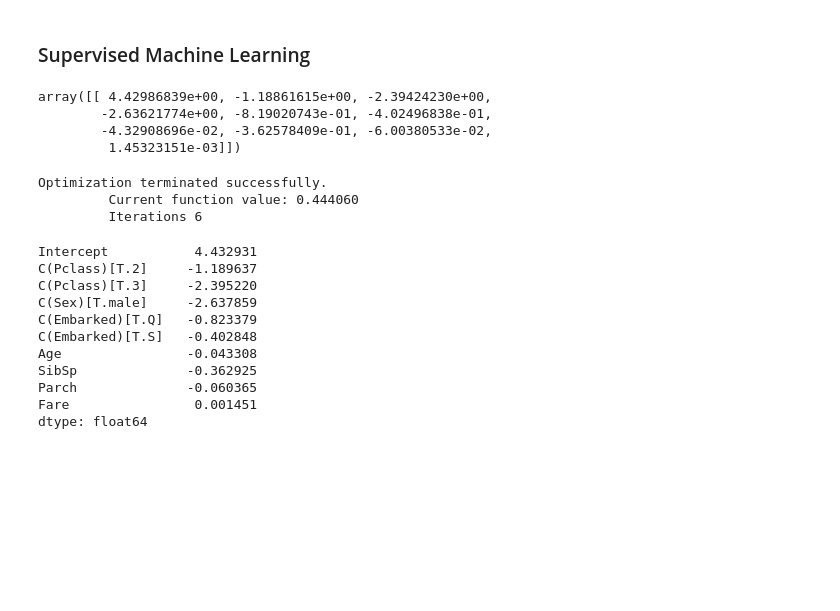
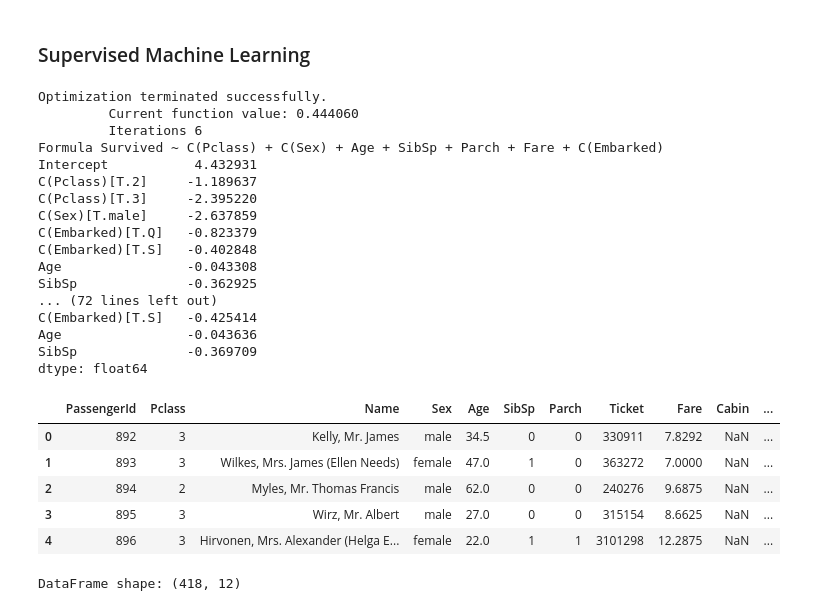
Before and after one commit to drakearch/titanic-kaggle, a Jupyter notebook: Titanic.ipynb, the cells around one changed output. Saved outputs shown, nothing was run; the diff lists cells and outputs as text; code cells hidden in the pictures; blank space fills up the shorter version.

```diff
--- a/Titanic.ipynb
+++ b/Titanic.ipynb
@@ -100,33 +114,62 @@ from sklearn.linear_model import LogisticRegression
 import statsmodels.discrete.discrete_model as sm
 
 # create matrices
-formula = 'Survived ~ C(Pclass) + C(Sex) + Age + SibSp + Parch + Fare + C(Embarked)'
-y, X = dmatrices(formula, df, return_type = 'dataframe')
+#formula = 'Survived ~ C(Pclass) + C(Sex) + Age + SibSp + Parch + Fare + C(Embarked)'
+#y, X = dmatrices(formula, df, return_type = 'dataframe')
 
 # sklearn output
-model = LogisticRegression(solver='liblinear', fit_intercept = False, C = 1e9)
-mdl = model.fit(X, y.values.ravel())
-display(model.coef_)
+#model = LogisticRegression(solver='liblinear', fit_intercept = False, C = 1e9)
+#mdl = model.fit(X, y.values.ravel())
+#display(model.coef_)
 
 # sm
-logit = sm.Logit(y, X)
-logit.fit().params
+#logit = sm.Logit(y, X)
+#results = logit.fit()
+#print(results.params)
+
+formulas = ['Survived ~ C(Pclass) + C(Sex) + Age + SibSp + Parch + Fare + C(Embarked)',
+           'Survived ~ C(Pclass) + C(Sex) + Age + SibSp + Parch + Fare',
+           'Survived ~ C(Pclass) + C(Sex) + Age + SibSp + Parch + C(Embarked)',
+           'Survived ~ C(Pclass) + C(Sex) + Age + SibSp + Fare + C(Embarked)',
+           'Survived ~ C(Pclass) + C(Sex) + Age + Parch + Fare + C(Embarked)',
+           'Survived ~ C(Pclass) + C(Sex) + Age + SibSp + C(Embarked)']
+models = []
+
+for formula in formulas:
+    y, X = dmatrices(formula, df, return_type = 'dataframe')
+    logit = sm.Logit(y, X)
+    model = logit.fit()
+    print('Formula {}\n{}\n'.format(formula, model.params))
+    models.append(model)
 # %% [output]
-array([[ 4.42986839e+00, -1.18861615e+00, -2.39424230e+00,
-        -2.63621774e+00, -8.19020743e-01, -4.02496838e-01,
-        -4.32908696e-02, -3.62578409e-01, -6.00380533e-02,
-         1.45323151e-03]])
+Optimization terminated successfully.
+         Current function value: 0.444060
+         Iterations 6
+Formula Survived ~ C(Pclass) + C(Sex) + Age + SibSp + Parch + Fare + C(Embarked)
+Intercept           4.432931
+C(Pclass)[T.2]     -1.189637
+C(Pclass)[T.3]     -2.395220
+C(Sex)[T.male]     -2.637859
+C(Embarked)[T.Q]   -0.823379
+C(Embarked)[T.S]   -0.402848
+Age                -0.043308
+SibSp              -0.362925
+... (72 lines left out)
+C(Embarked)[T.S]   -0.425414
+Age                -0.043636
+SibSp              -0.369709
+dtype: float64
-Optimization terminated successfully.
-         Current function value: 0.444060
-         Iterations 6
-Intercept           4.432931
-C(Pclass)[T.2]     -1.189637
-C(Pclass)[T.3]     -2.395220
-C(Sex)[T.male]     -2.637859
-C(Embarked)[T.Q]   -0.823379
-C(Embarked)[T.S]   -0.402848
-Age                -0.043308
-SibSp              -0.362925
-Parch              -0.060365
-Fare                0.001451
-dtype: float64
+# %%
+tdf = pd.read_csv("data/test.csv")
+tdf.fillna(tdf.mean(), inplace=True)
+tdf['Survived'] = 1.0
+display(tdf.head())
+print("DataFrame shape: {}".format(tdf.shape))
+# %% [output]
+|  | PassengerId | Pclass | Name | Sex | Age | SibSp | Parch | Ticket | Fare | Cabin | ... |
+| 0 | 892 | 3 | Kelly, Mr. James | male | 34.5 | 0 | 0 | 330911 | 7.8292 | NaN | ... |
+| 1 | 893 | 3 | Wilkes, Mrs. James (Ellen Needs) | female | 47.0 | 1 | 0 | 363272 | 7.0000 | NaN | ... |
+| 2 | 894 | 2 | Myles, Mr. Thomas Francis | male | 62.0 | 0 | 0 | 240276 | 9.6875 | NaN | ... |
+| 3 | 895 | 3 | Wirz, Mr. Albert | male | 27.0 | 0 | 0 | 315154 | 8.6625 | NaN | ... |
+| 4 | 896 | 3 | Hirvonen, Mrs. Alexander (Helga E... | female | 22.0 | 1 | 1 | 3101298 | 12.2875 | NaN | ... |
+DataFrame shape: (418, 12)
```
Also changed, not shown: parts of 4 cells of this notebook, 6 other files.
